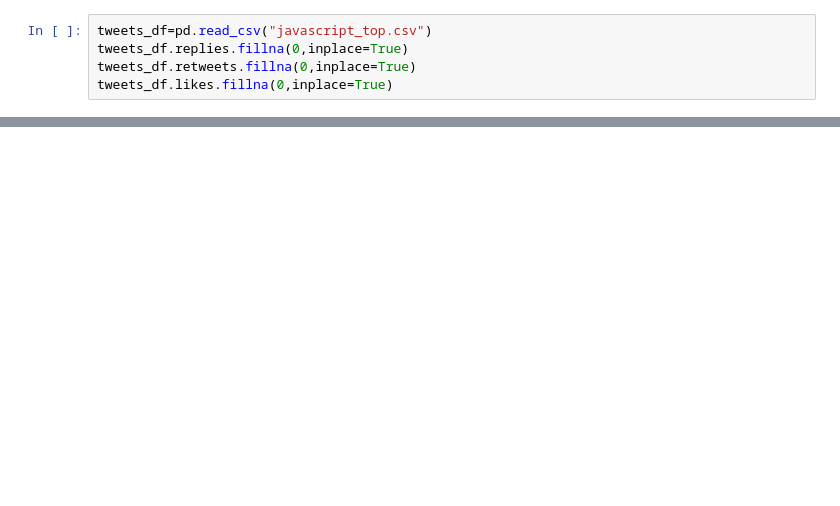
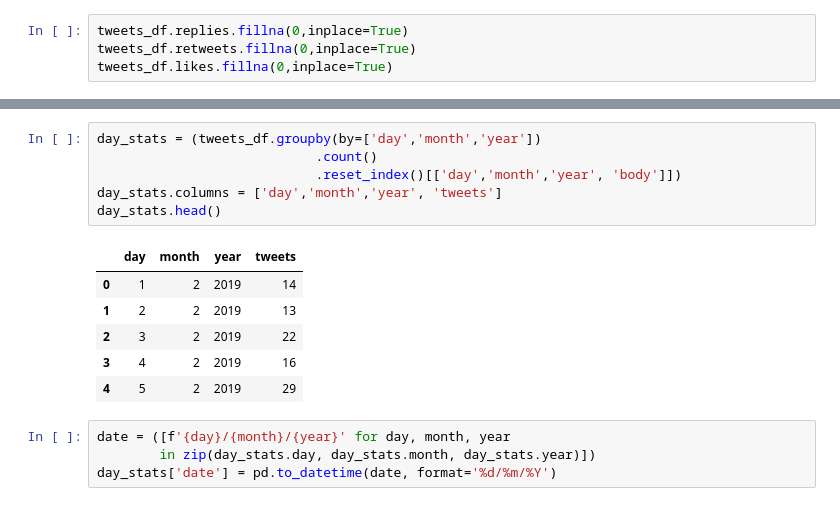
Before and after one commit to DevMahmoud10/Twitter_, a Jupyter notebook: Tweets_state.ipynb, the cells around one changed output, grey strips where cells are left out. Cells and saved outputs as stored; diff of their text form; blank space fills up the shorter version.

```diff
--- a/Tweets_state.ipynb
+++ b/Tweets_state.ipynb
@@ -5,5 +38,4 @@ import re
 # %%
-tweets_df=pd.read_csv("javascript_top.csv")
 tweets_df.replies.fillna(0,inplace=True)
 tweets_df.retweets.fillna(0,inplace=True)
 tweets_df.likes.fillna(0,inplace=True)
@@ -58,0 +92,17 @@ tweets_df.tail()
+# %%
+day_stats = (tweets_df.groupby(by=['day','month','year'])
+                            .count()
+                            .reset_index()[['day','month','year', 'body']])
+day_stats.columns = ['day','month','year', 'tweets']
+day_stats.head()
+# %% [output]
+|  | day | month | year | tweets |
+| 0 | 1 | 2 | 2019 | 14 |
+| 1 | 2 | 2 | 2019 | 13 |
+| 2 | 3 | 2 | 2019 | 22 |
+| 3 | 4 | 2 | 2019 | 16 |
+| 4 | 5 | 2 | 2019 | 29 |
+# %%
+date = ([f'{day}/{month}/{year}' for day, month, year
+        in zip(day_stats.day, day_stats.month, day_stats.year)])
+day_stats['date'] = pd.to_datetime(date, format='%d/%m/%Y')
```
Also changed, not shown: parts of 21 cells of this notebook.
